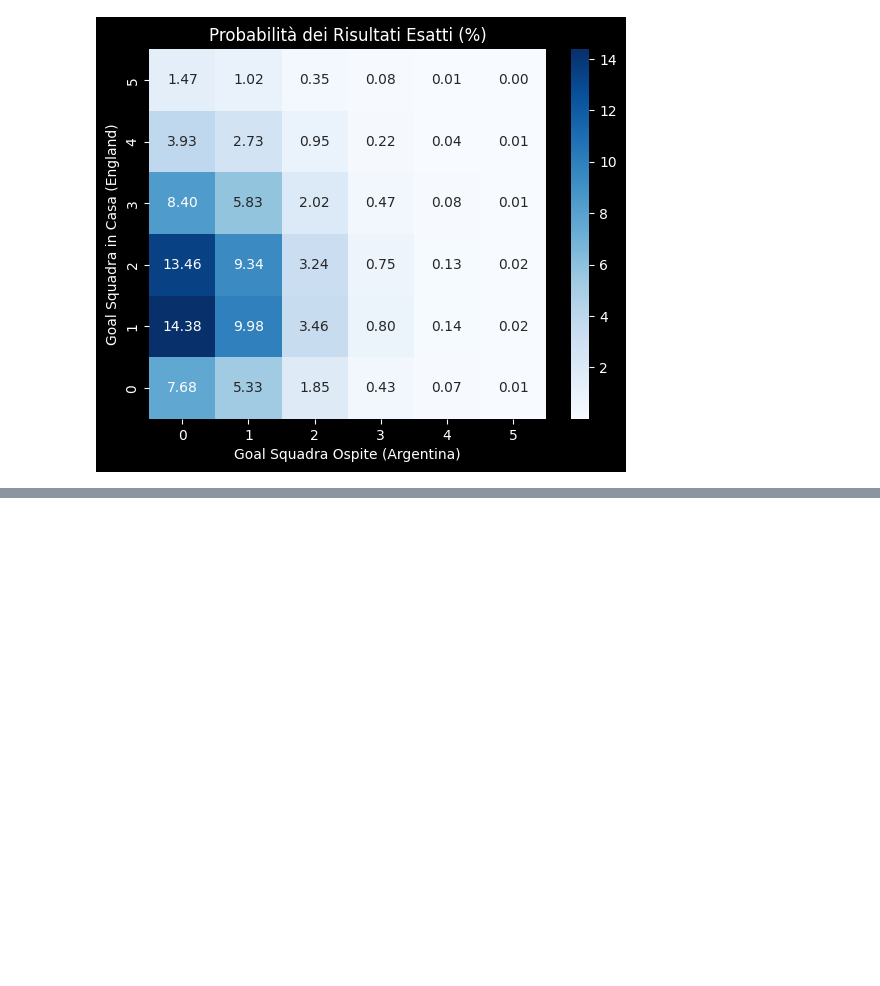
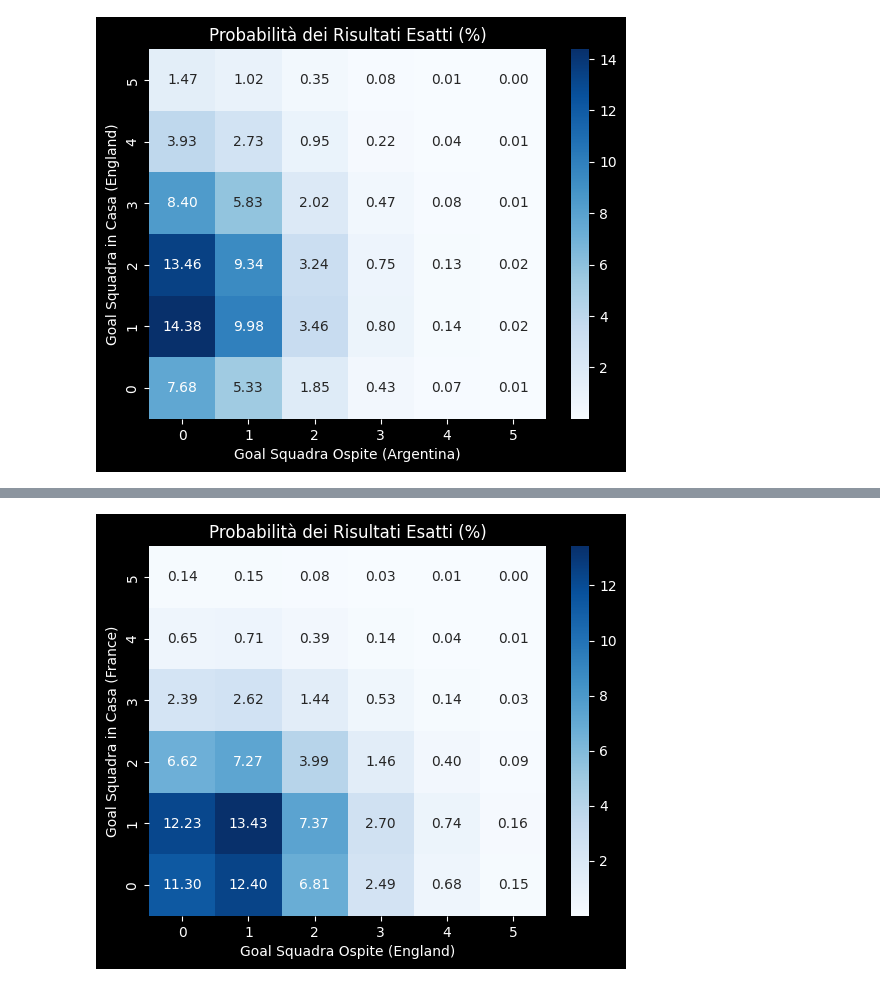
Before and after one commit to michele-55/world_cup_project, a Jupyter notebook: World_cup_Poisson.ipynb, the cells around one changed output, grey strips where cells are left out. Cells and saved outputs as stored; diff of their text form; code cells hidden in the pictures; blank space fills up the shorter version.

Commit message:
Added finals predictions

```diff
--- a/World_cup_Poisson.ipynb
+++ b/World_cup_Poisson.ipynb
@@ -249,11 +249,11 @@ Confidence intervals accuracy mean: 48.48%
 # %%
 # Creating a dataset for semi-finals
 
-finalist = poisson_df.loc[((poisson_df['team'].isin(['France', 'Spain', 'England', 'Argentina'])) & (poisson_df['year'] == 2026)), ['team', 'team_host', 'team_market_value_eur']].drop_duplicates().copy()
-finalist['shootouts'] = 0
-finalist['opponent_market_value_eur'] = finalist['team_market_value_eur'].iloc[[1, 0, 3, 2]].values
+semi_finalist = poisson_df.loc[((poisson_df['team'].isin(['France', 'Spain', 'England', 'Argentina'])) & (poisson_df['year'] == 2026)), ['team', 'team_host', 'team_market_value_eur']].drop_duplicates().copy()
+semi_finalist['shootouts'] = 0
+semi_finalist['opponent_market_value_eur'] = semi_finalist['team_market_value_eur'].iloc[[1, 0, 3, 2]].values
 
-finalist
+semi_finalist
 # %% [output]
 |  | team | team_host | team_market_value_eur | shootouts | opponent_market_value_eur |
 | 334 | Spain | 0 | 1.150000e+09 | 0 | 1.290000e+09 |
@@ -355,3 +353,11 @@ England 1.87 - 0.69 Argentina
 C.I. for England = [1.0 -- 3.0]
 C.I. for Argentina = [0.0 -- 1.0]
 [figure]
+# %%
+# Creating a dataset for finals
+
+finalist = poisson_df.loc[((poisson_df['team'].isin(['France', 'Spain', 'England', 'Argentina'])) & (poisson_df['year'] == 2026)), ['team', 'team_host', 'team_market_value_eur']].drop_duplicates().copy()
+finalist['shootouts'] = 0
+finalist['opponent_market_value_eur'] = finalist['team_market_value_eur'].iloc[[2, 3, 0, 1]].values
+
+finalist
@@ -357,0 +370,68 @@ C.I. for Argentina = [0.0 -- 1.0]
+# %%
+# Adding prediction features
+
+finalist[scal_features] = scaler.transform(finalist[scal_features])
+
+finalist['expected_goals'] = model.predict(finalist)
+
+intervals = model.get_prediction(finalist).conf_int(alpha = 0.05)
+
+finalist['lower_bound'] = np.floor(intervals[:, 0])
+finalist['upper_bound'] = np.ceil(intervals[:, 1])
+
+print(finalist)
+
+# Finals predictions
+
+array_goal = np.arange(6)
+
+# Lets predict France-England final score
+
+lambd_home = finalist['expected_goals'].iloc[1]
+lambd_away = finalist['expected_goals'].iloc[3]
+
+probhome = poisson.pmf(array_goal, lambd_home)
+probaway = poisson.pmf(array_goal, lambd_away)
+
+M = np.outer(probhome, probaway)
+
+matrix = pd.DataFrame(M*100)
+
+print('\n========== FRANCE - ENGLAND STATISTICS ==========')
+print(f'\nFrance {lambd_home:.2f} - {lambd_away:.2f} England')
+print(f"C.I. for France = [{finalist['lower_bound'].iloc[1]} -- {finalist['upper_bound'].iloc[1]}]")
+print(f"C.I. for England = [{finalist['lower_bound'].iloc[3]} -- {finalist['upper_bound'].iloc[3]}]")
+
+plt.style.use('dark_background')
+sns.heatmap(matrix, annot=True, fmt=".2f", cmap="Blues", cbar=True)
+plt.gca().invert_yaxis()
+plt.title("Probabilità dei Risultati Esatti (%)")
+plt.ylabel("Goal Squadra in Casa (France)")
+plt.xlabel("Goal Squadra Ospite (England)")
+plt.show()
+
+
+# Lets predict Spain-Argentina final score
+
+lambd_home = semi_finalist['expected_goals'].iloc[0]
+lambd_away = semi_finalist['expected_goals'].iloc[2]
+
+probhome = poisson.pmf(array_goal, lambd_home)
+probaway = poisson.pmf(array_goal, lambd_away)
+
+M = np.outer(probhome, probaway)
+
+print('\n========== SPAIN - ARGENTINA STATISTICS ==========')
+print(f'\nSpain {lambd_home:.2f} - {lambd_away:.2f} Argentina')
+print(f"C.I. for Spain = [{finalist['lower_bound'].iloc[0]} -- {finalist['upper_bound'].iloc[0]}]")
+print(f"C.I. for Argentina = [{finalist['lower_bound'].iloc[2]} -- {finalist['upper_bound'].iloc[2]}]")
+
+matrix = pd.DataFrame(M*100)
+plt.style.use('dark_background')
+sns.heatmap(matrix, annot=True, fmt=".2f", cmap="Blues", cbar=True)
+plt.gca().invert_yaxis()
+plt.title("Probabilità dei Risultati Esatti (%)")
+plt.ylabel("Goal Squadra in Casa (Spain)")
+plt.xlabel("Goal Squadra Ospite (Argentina)")
+plt.show()
+# %% [output]
@@ -357,0 +455 @@ C.I. for Argentina = [0.0 -- 1.0]
+[figure, added]
```
Also changed, not shown: parts of 5 cells of this notebook.
